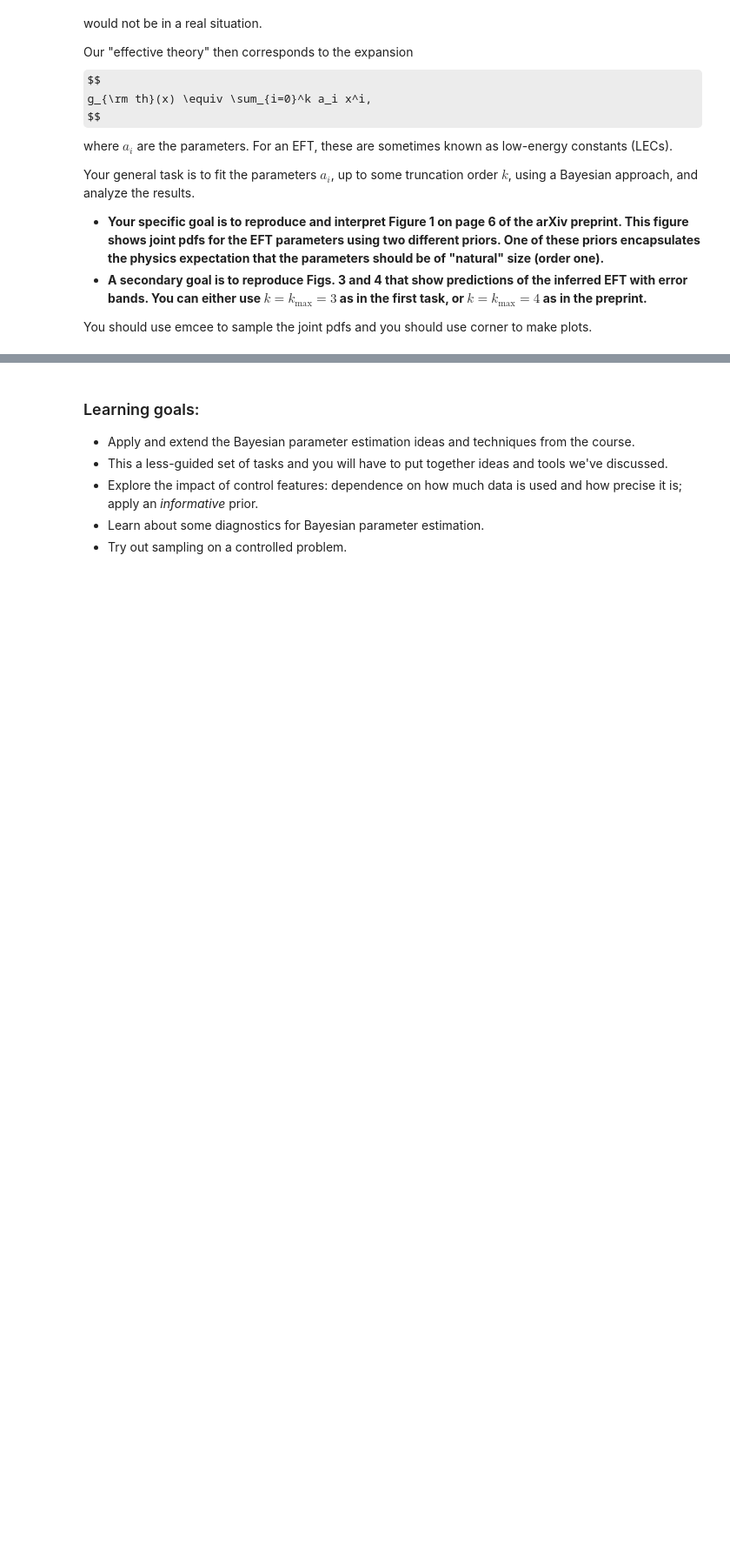
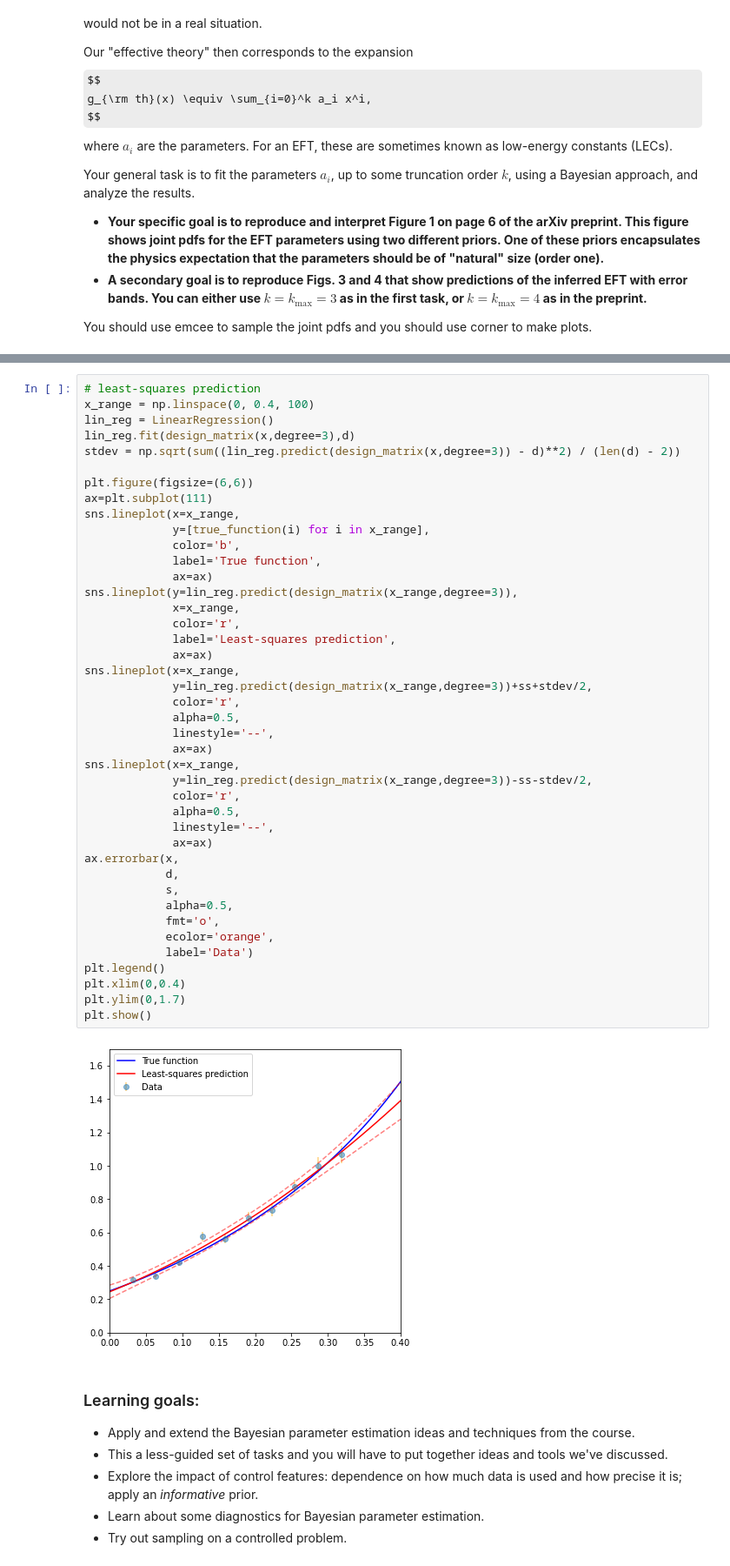
Before and after one commit to pwd-alejandro/learningFromData, a Jupyter notebook: doc/pub/Project1/TIF285_Project1.ipynb, the cells around one changed output, grey strips where cells are left out. Shown at 87% size. Drawn from its saved outputs; the diff is of its cells as text; some formulas as TeX source; blank space fills up the shorter version.

```diff
--- a/doc/pub/Project1/TIF285_Project1.ipynb
+++ b/doc/pub/Project1/TIF285_Project1.ipynb
@@ -49,3 +220,47 @@ You should use emcee to sample the joint pdfs and you should use corner to make
+# %%
+# least-squares prediction
+x_range = np.linspace(0, 0.4, 100)
+lin_reg = LinearRegression()
+lin_reg.fit(design_matrix(x,degree=3),d)
+stdev = np.sqrt(sum((lin_reg.predict(design_matrix(x,degree=3)) - d)**2) / (len(d) - 2))
+
+plt.figure(figsize=(6,6))
+ax=plt.subplot(111)
+sns.lineplot(x=x_range,
+             y=[true_function(i) for i in x_range],
+             color='b',
+             label='True function',
+             ax=ax)
+sns.lineplot(y=lin_reg.predict(design_matrix(x_range,degree=3)),
+             x=x_range,
+             color='r',
+             label='Least-squares prediction',
+             ax=ax)
+sns.lineplot(x=x_range,
+             y=lin_reg.predict(design_matrix(x_range,degree=3))+ss+stdev/2,
+             color='r',
+             alpha=0.5,
+             linestyle='--',
+             ax=ax)
+sns.lineplot(x=x_range,
+             y=lin_reg.predict(design_matrix(x_range,degree=3))-ss-stdev/2,
+             color='r',
+             alpha=0.5,
+             linestyle='--',
+             ax=ax)
+ax.errorbar(x,
+            d,
+            s,
+            alpha=0.5,
+            fmt='o',
+            ecolor='orange',
+            label='Data')
+plt.legend()
+plt.xlim(0,0.4)
+plt.ylim(0,1.7)
+plt.show()
+# %% [output]
+[figure, added]
 # %% [markdown]
 ### Learning goals:
 * Apply and extend the Bayesian parameter estimation ideas and techniques from the course.
```
Also changed, not shown: parts of 11 cells of this notebook.
